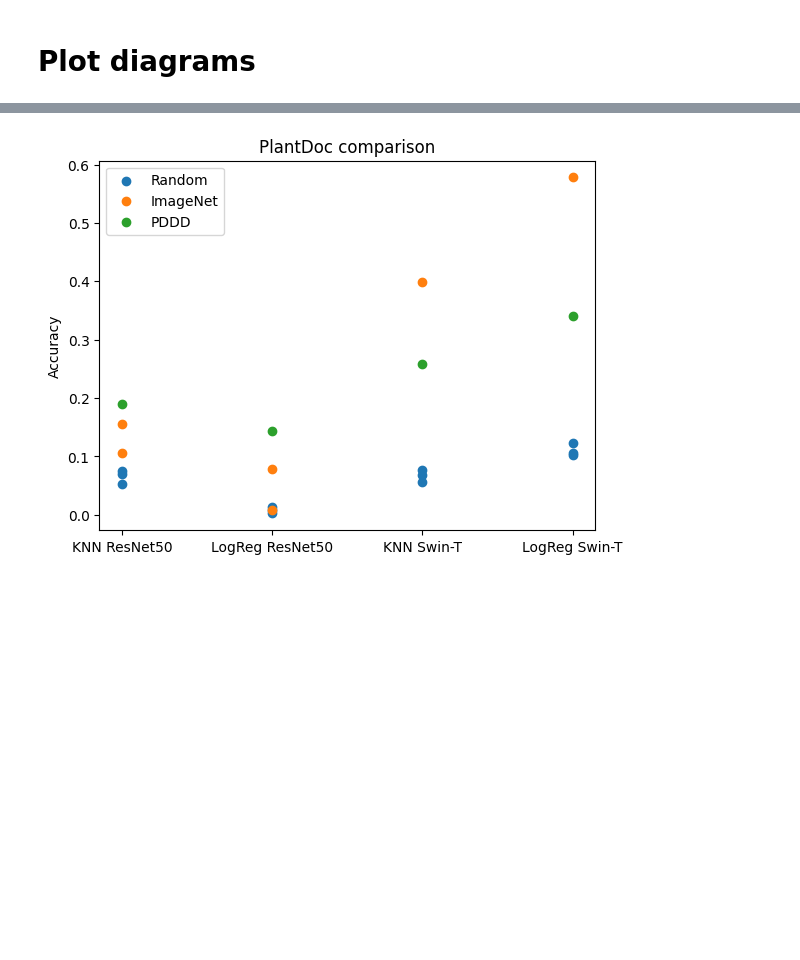
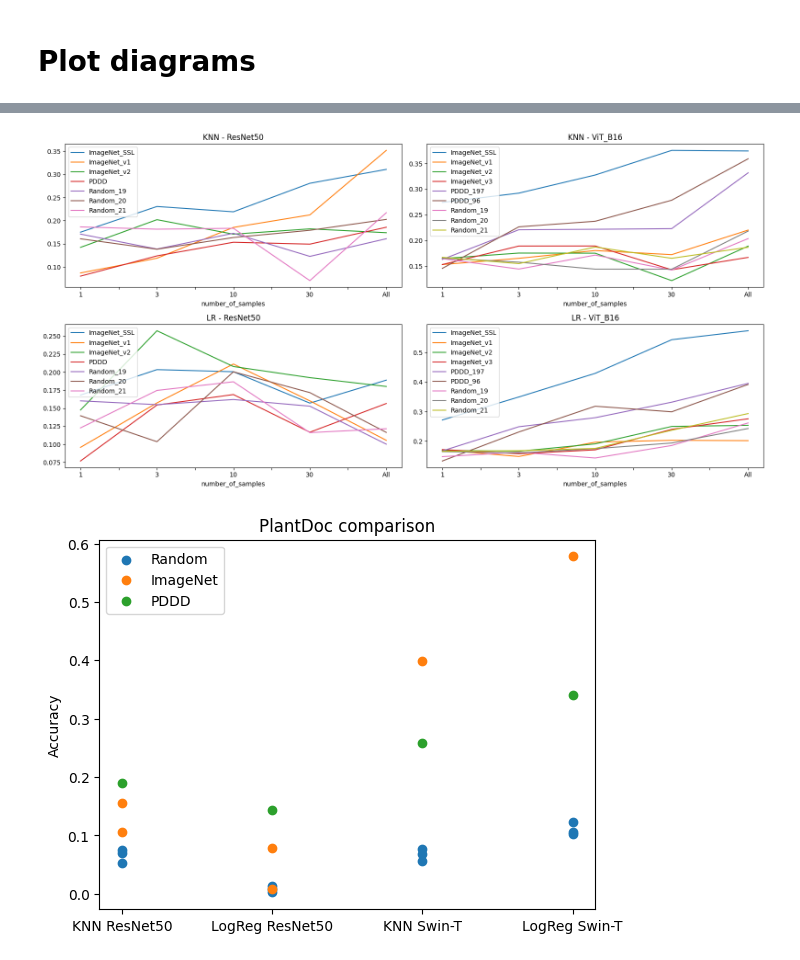
Before and after one commit to AlexanderPeter/thesis, a Jupyter notebook: code/19_plot_diagrams.ipynb, the cells around one changed output, grey strips where cells are left out. Cells and saved outputs as stored; diff of their text form; code cells hidden in the pictures; blank space fills up the shorter version.

Commit message:
Use different numbers of samples per class

```diff
--- a/code/19_plot_diagrams.ipynb
+++ b/code/19_plot_diagrams.ipynb
@@ -4,0 +16,10 @@ import matplotlib.pyplot as plt
+# %%
+def number_to_string(value):
+    if value == value: # NaN
+        return str(int(value))
+    else:
+        return "All"
+
+df = pd.DataFrame.from_records(entries)
+df["number_of_samples"] = df["number_of_samples"].apply(number_to_string)
+df
@@ -4,0 +40,10 @@ import matplotlib.pyplot as plt
+# %%
+group = df.groupby(["model_name", "feature_identifier"])
+for (model_name, feature_identifier), values in group:
+    values.set_index("number_of_samples", inplace=True)
+    print(values)
+    break
+    # print(f"model_name={model_name}, feature_identifier={feature_identifier} group={type(values)}")
+    # print(name.keys())
+    # if("knn" in name):
+    #     print("knn")
@@ -5,3 +68,67 @@ import matplotlib.pyplot as plt
+# %%
+def get_wrapped_substring(whole_string, start_string, end_string):
+    start = whole_string.index(start_string)
+    end = whole_string.index(end_string)
+    return whole_string[start+len(start_string):end]
+
+group = df.groupby(["model_name", "feature_identifier"])
+
+fig, ax = plt.subplots(2, 2, figsize=(16, 8))
+ax[0][0].set_title(f"KNN - ResNet50")
+ax[0][1].set_title(f"KNN - ViT_B16")
+ax[1][0].set_title(f"LR - ResNet50")
+ax[1][1].set_title(f"LR - ViT_B16")
+
+row = None
+column = None
+
+for (model_name, feature_identifier), values in group:
+    values.set_index("number_of_samples", inplace=True)
+    if "knn" == model_name:
+        row = 0
+    elif "lr" == model_name:
+        row = 1
+    else:
+        print(f"Unknown model_name: {model_name}")
+        continue
+
+    if "Cassava_Mini-ResNet50" in feature_identifier:
+        column = 0
+        label = get_wrapped_substring(feature_identifier, "ResNet50-", ".csv")
+    elif "Cassava_Mini-ViT_B16" in feature_identifier:
+        column = 1
+        label = get_wrapped_substring(feature_identifier, "ViT_B16-", ".csv")
+    else:
+        print(f"Unknown feature_identifier: {feature_identifier}")
+        continue
+
+    values.plot.line(
+        ax=ax[row][column],
+        y=["f1_macro"],
+        # x=["number_of_samples"],
+        label=[label],
+        # logy=logy
+        # NOTE: index is x-axis as default
+    )
+    # ax[row][column].get_legend().remove()
+
+# plt.title('Scatter plot', y=-0.01)
+# ax[0].set_axis_off()
+# ax[0].imshow(img, cmap="gray")
+
+# ax[1].set_title(f"2")
+# ax[1].plot([0,1,2,3],[0,1,2,3], color='g', label="green")
+# ax[1].plot([0,1,2,3],[-1,0.5,2,3.5], color='b', label="blue")
+# ax[1].plot([0,1,2,3],[-2,0,2,4], color='r', label="red")
+# ax[1].set_axis_off()
+
+lines_labels = [ax.get_legend_handles_labels() for ax in fig.axes]
+lines, labels = [sum(lol, []) for lol in zip(*lines_labels)]
+# fig.legend(lines, labels, loc='lower center', ncol=4)
+fig.tight_layout()
+plt.show()
+# %% [output]
+[figure, added]
 # %%
 # ResNet Random_19 (K=1): 0.07036247334754797
 # ResNet Random_20 (K=1): 0.053304904051172705
```
Also changed, not shown: parts of 5 cells of this notebook, 5 other files.
